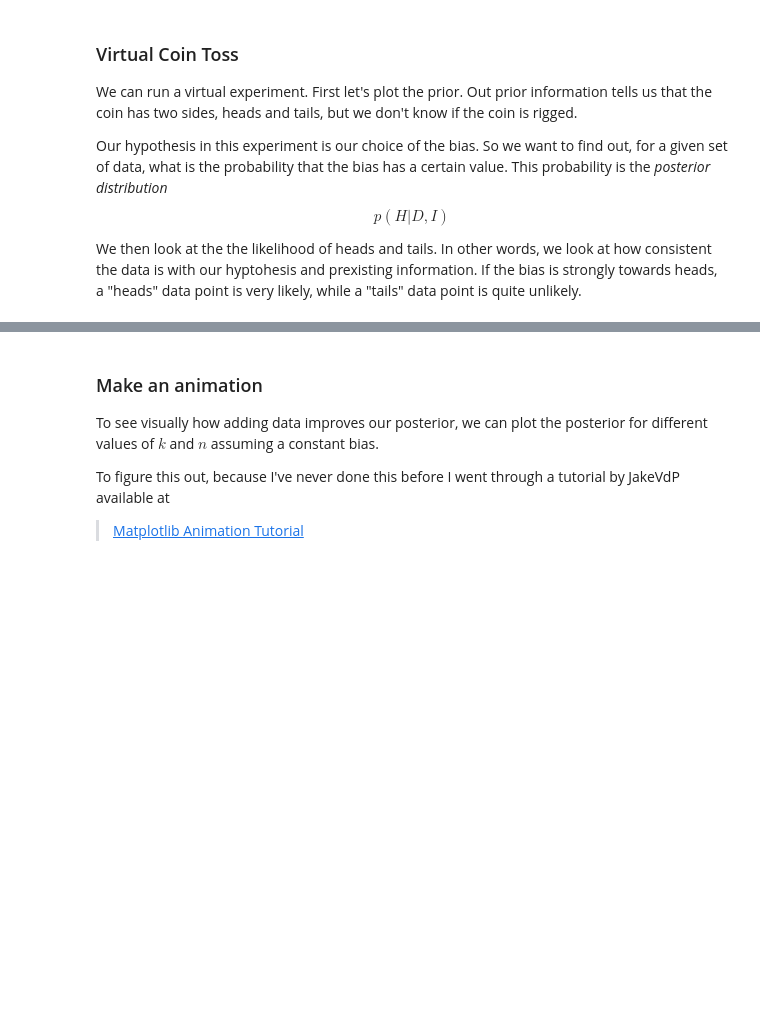
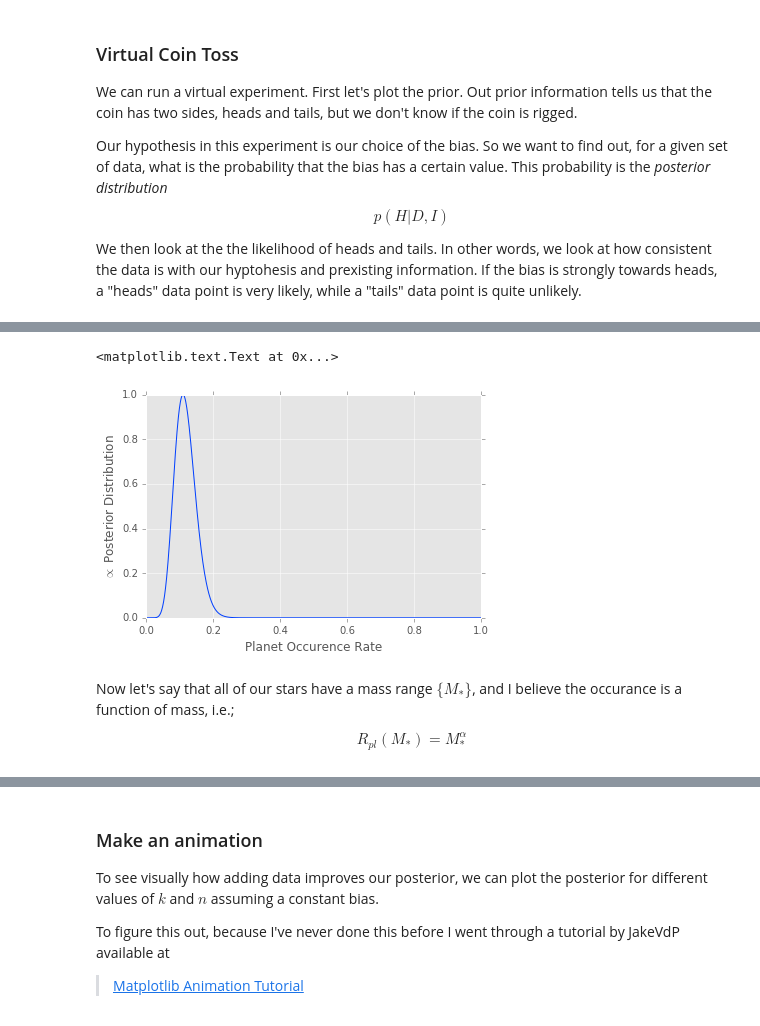
Before and after one commit to johnarban/ben_banneker, a Jupyter notebook: Data Analysis.ipynb, the cells around one changed output, grey strips where cells are left out. Cells and saved outputs as stored; diff of their text form; code cells hidden in the pictures; blank space fills up the shorter version.

```diff
--- a/Data Analysis.ipynb
+++ b/Data Analysis.ipynb
@@ -260,0 +223,19 @@ ax.set_ylim(-0.01,1.1);
+# %%
+b = np.linspace(0,1,1000)
+
+n=100
+k=11
+
+post = posterior([1]*k + [0]*(n-k),b,k=11,n=100)
+
+plt.plot(b,post)
+plt.xlabel('Planet Occurence Rate')
+plt.ylabel('$\propto$ Posterior Distribution')
+# %% [output]
+<matplotlib.text.Text at 0x...>
+[figure, added]
+# %% [markdown]
+Now let's say that all of our stars have a mass range $\{M_*\}$,
+and I believe the occurance is a function of mass, i.e.;
+
+$$ R_{pl}(M_*) = M_*^\alpha $$
```
Also changed, not shown: parts of 12 cells of this notebook, 1 other file.
